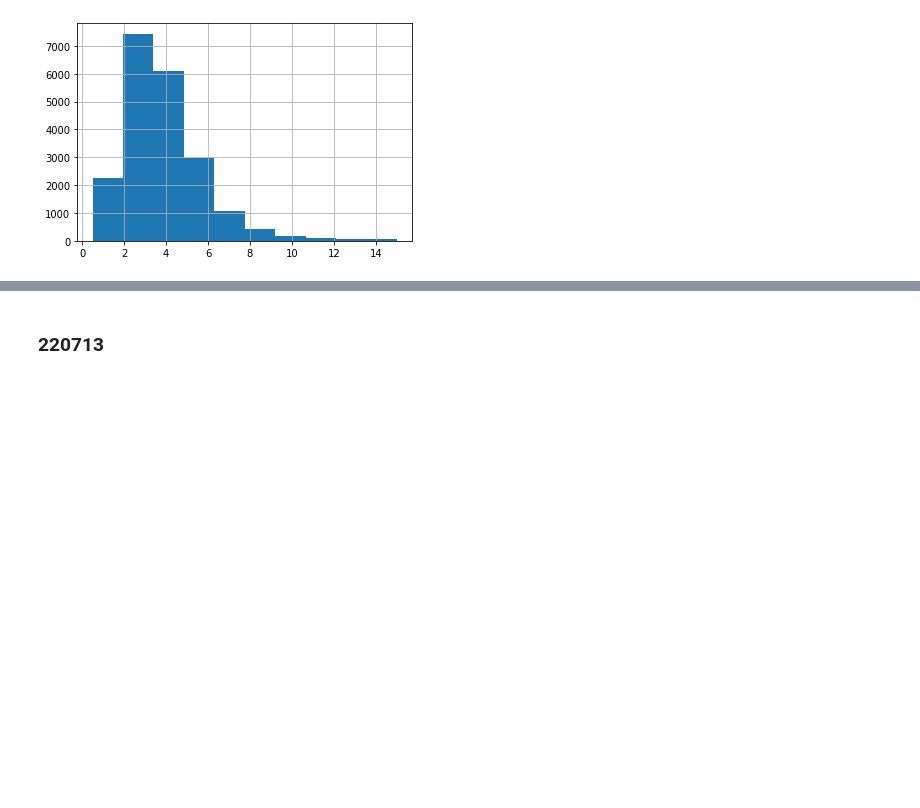
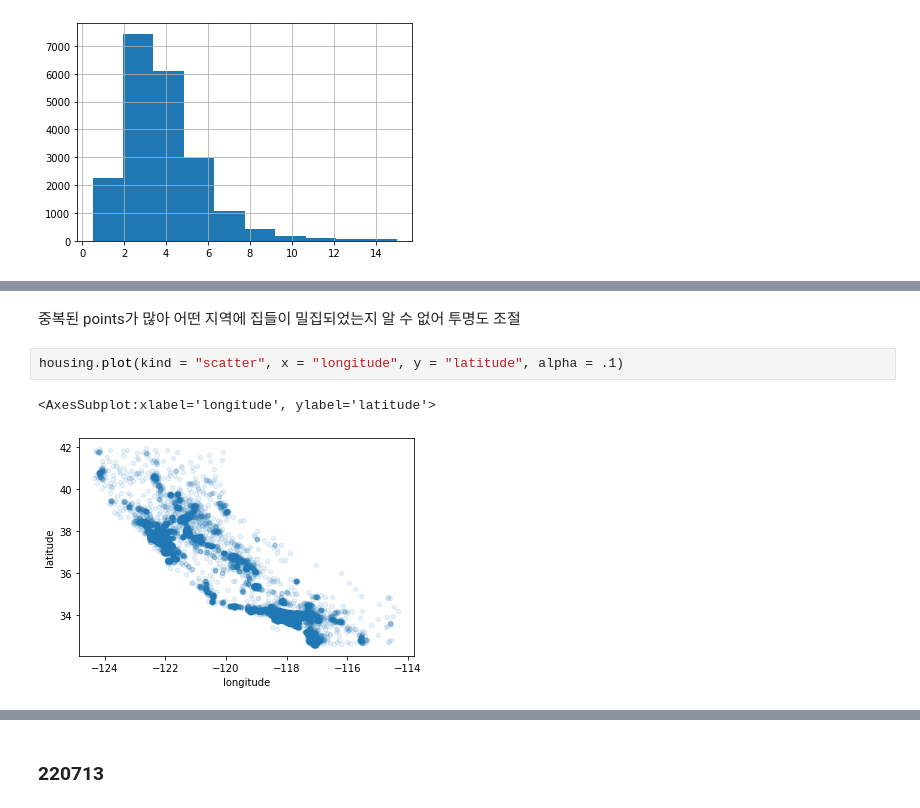
Before and after one commit to haebzzzang/dachungcam, a Jupyter notebook: 3week/02.end to end machine learning project.ipynb, the cells around one changed output, grey strips where cells are left out. Drawn from its saved outputs; the diff is of its cells as text; blank space fills up the shorter version.

```diff
--- a/3week/02.end to end machine learning project.ipynb
+++ b/3week/02.end to end machine learning project.ipynb
@@ -104,0 +201,7 @@ housing["median_income"].hist()
+# %% [markdown]
+중복된 points가 많아 어떤 지역에 집들이 밀집되었는지 알 수 없어 투명도 조절
+# %%
+housing.plot(kind = "scatter", x = "longitude", y = "latitude", alpha = .1)
+# %% [output]
+<AxesSubplot:xlabel='longitude', ylabel='latitude'>
+[figure, added]
```
Also changed, not shown: parts of 12 cells of this notebook.
